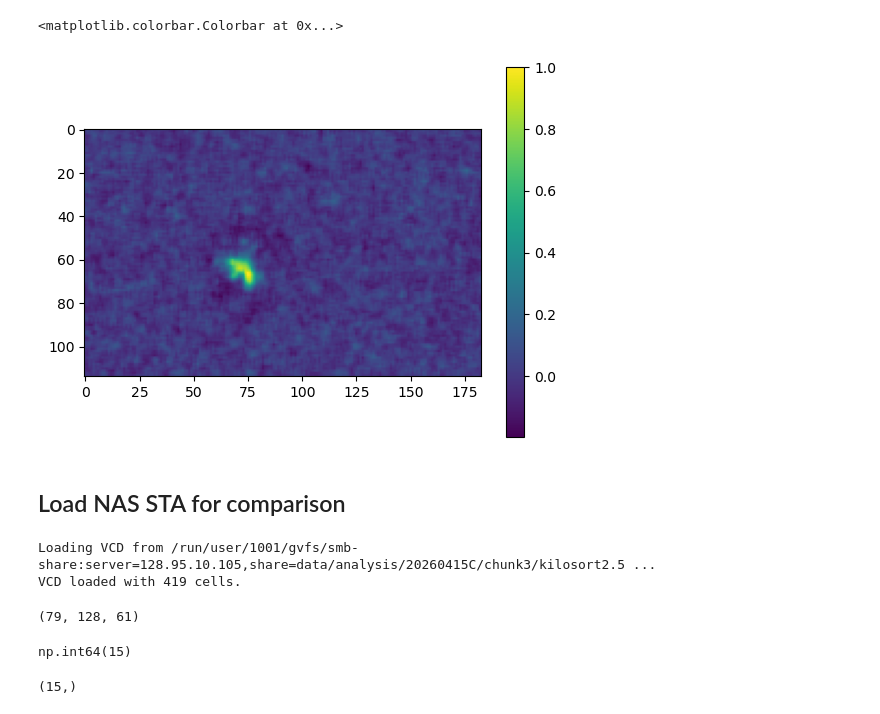
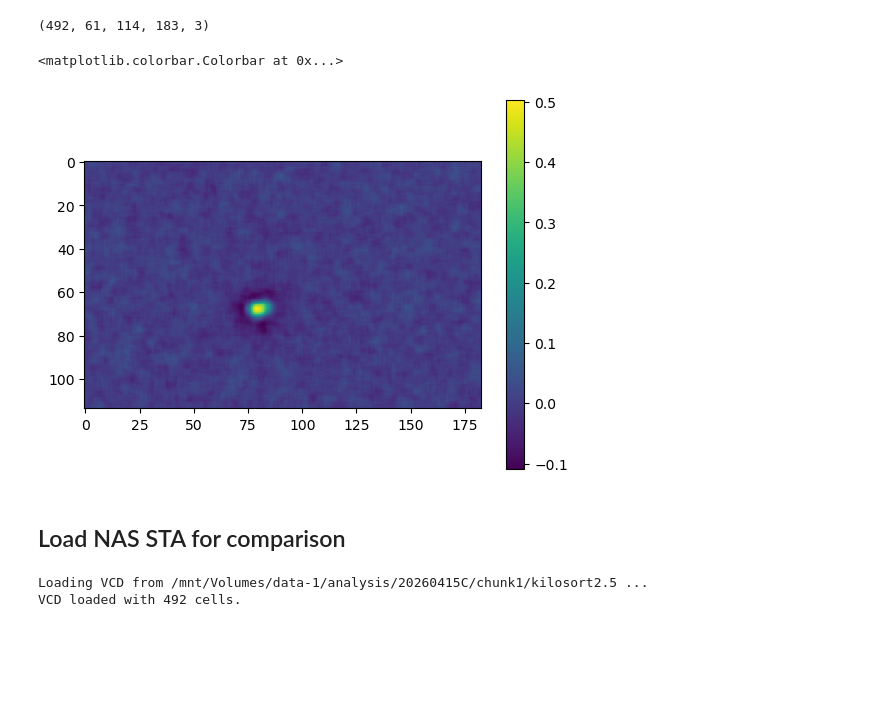
Before and after one commit to DRezeanu/retinanalysis, a Jupyter notebook: nbs/vr_sta.ipynb, the cells around one changed output. Drawn from its saved outputs; the diff is of its cells as text; code cells hidden in the pictures; blank space fills up the shorter version.

```diff
--- a/nbs/vr_sta.ipynb
+++ b/nbs/vr_sta.ipynb
@@ -68,27 +11,24 @@ Recommending 4 splits of compute.
+# %%
+str_stas = '/home/vyomr/Desktop/data/analysis/20260415C/chunk1/kilosort2.5/kilosort2.5_stas.npy'
+stas = np.load(str_stas)
+# %%
+stas.shape
+# %% [output]
+(492, 61, 114, 183, 3)
 # %%
 import matplotlib.pyplot as plt
-plt.imshow(stas[100, -5, :, :, 0])
+plt.imshow(stas[102, -4, :, :, 0])
 plt.colorbar()
 # %% [output]
 <matplotlib.colorbar.Colorbar at 0x...>
-[figure, old version]
+[figure, new version]
 # %% [markdown]
 ## Load NAS STA for comparison
 # %%
 importlib.reload(ra.utils.vision_utils)
+exp_name = '20260415C'
+chunk_name = 'chunk1'
 vcd = ra.utils.vision_utils.get_analysis_vcd(exp_name, chunk_name, 'kilosort2.5', include_sta=True)
 # %% [output]
-Loading VCD from /run/user/1001/gvfs/smb-share:server=128.95.10.105,share=data/analysis/20260415C/chunk3/kilosort2.5 ...
-VCD loaded with 419 cells.
+Loading VCD from /mnt/Volumes/data-1/analysis/20260415C/chunk1/kilosort2.5 ...
+VCD loaded with 492 cells.
-# %%
-vcd.get_sta_for_cell(111).red.shape
-# %% [output]
-(79, 128, 61)
-# %%
-np.sum(np.arange(0, 30, 1/59)<0.25)
-# %% [output]
-np.int64(15)
-# %%
-np.arange(0,.25,1/59).shape
-# %% [output]
-(15,)
```
Also changed, not shown: parts of 7 cells of this notebook, 1 other file.
